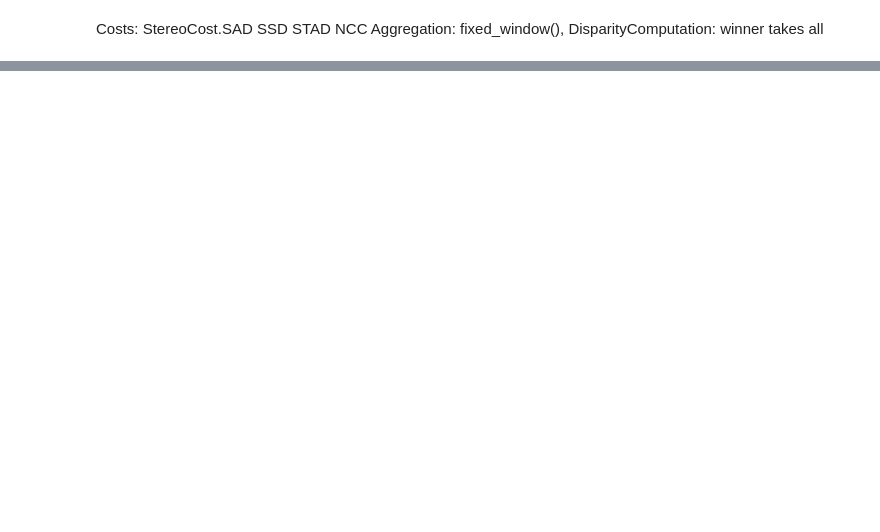
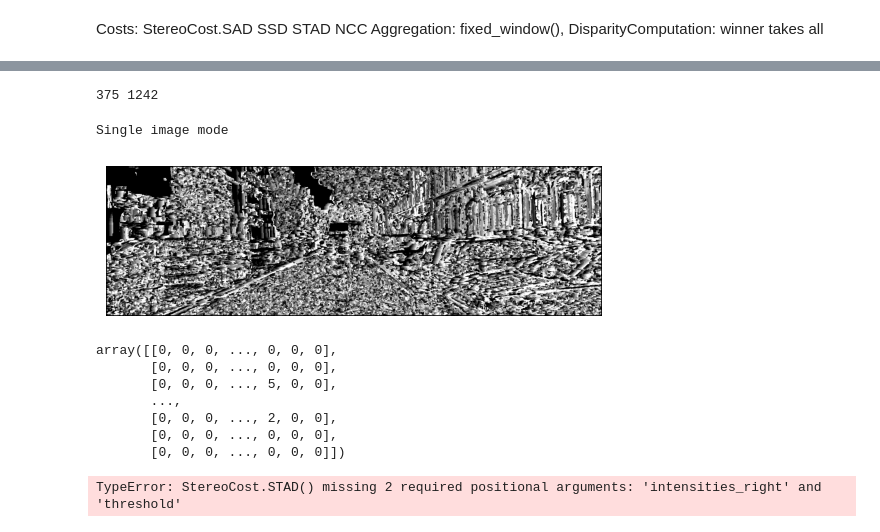
Before and after one commit to MachtaYassine/StereoMatching, a Jupyter notebook: main.ipynb, the cells around one changed output, grey strips where cells are left out. Saved outputs shown, nothing was run; the diff lists cells and outputs as text; code cells hidden in the pictures; blank space fills up the shorter version.

```diff
--- a/main.ipynb
+++ b/main.ipynb
@@ -26,0 +83,39 @@ AttributeError: 'StereoPipeline' object has no attribute 'max_disparity'
+# %%
+cost_function=StereoCost.NCC
+aggregation_function=fixed_window(5)
+disparity_computation=DisparityComputation()
+disparity_refinement=None
+StereoPipeline(image_name,
+                'fixed_window_11_NCC_winner_takes_all',
+                cost_function,
+                aggregation_function,
+                disparity_computation,
+                disparity_refinement,
+                dataloader=DataLoader,
+                datavisualizer=DataVisualizer).compute_disparity_map()
+# %% [output]
+375 1242
+Single image mode
+[figure, added]
+array([[0, 0, 0, ..., 0, 0, 0],
+       [0, 0, 0, ..., 0, 0, 0],
+       [0, 0, 0, ..., 5, 0, 0],
+       ...,
+       [0, 0, 0, ..., 2, 0, 0],
+       [0, 0, 0, ..., 0, 0, 0],
+       [0, 0, 0, ..., 0, 0, 0]])
+# %%
+cost_function=StereoCost.STAD()
+aggregation_function=fixed_window(5)
+disparity_computation=DisparityComputation()
+disparity_refinement=None
+StereoPipeline(image_name,
+                'fixed_window_11_NCC_winner_takes_all',
+                cost_function,
+                aggregation_function,
+                disparity_computation,
+                disparity_refinement,
+                dataloader=DataLoader,
+                datavisualizer=DataVisualizer).compute_disparity_map()
+# %% [output]
+TypeError: StereoCost.STAD() missing 2 required positional arguments: 'intensities_right' and 'threshold'
```
Also changed, not shown: parts of 4 cells of this notebook, 12 other files.
